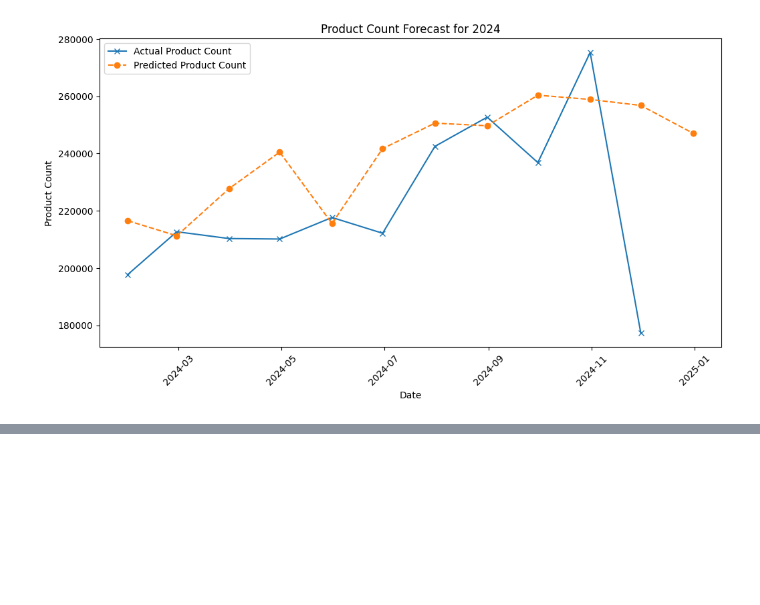
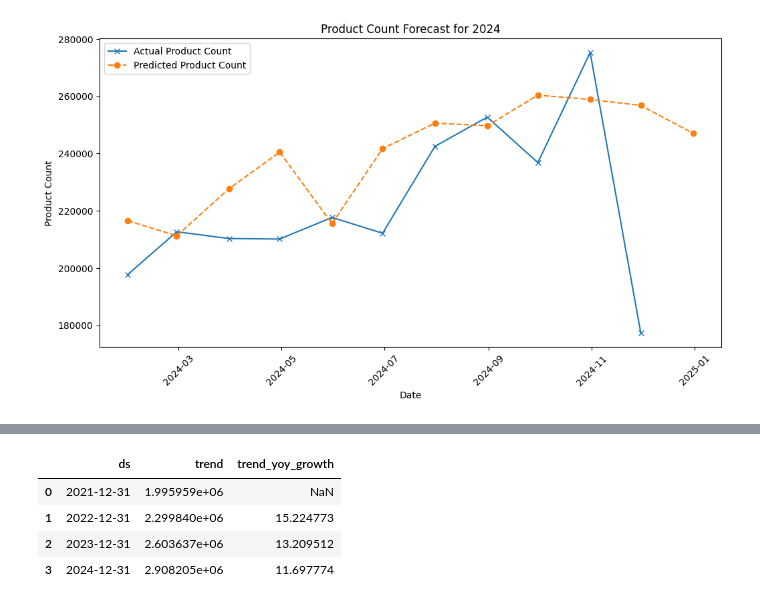
Before and after one commit to rzn-git/forecast-demand-collaboration, a Jupyter notebook: test-18.ipynb, the cells around one changed output, grey strips where cells are left out. Cells and saved outputs as stored; diff of their text form; code cells hidden in the pictures; blank space fills up the shorter version.

Commit message:
add yearly forecast calculation and year-over-year growth analysis

```diff
--- a/test-18.ipynb
+++ b/test-18.ipynb
@@ -126,3 +126,6 @@ plt.legend()
 plt.show()
 # %% [output]
 [figure]
+# %%
+forecast_yearly = forecast.reset_index()[['ds', 'trend']]
+forecast_yearly.head(5)
@@ -128,0 +139,5 @@ plt.show()
+# %%
+
+# Resample the data yearly
+forecast_yearly = forecast_yearly.set_index('ds').resample('Y').sum().reset_index()
+forecast_yearly.head()
@@ -128,0 +150,12 @@ plt.show()
+# %%
+
+# Calculate year-over-year growth percentage
+forecast_yearly['trend_yoy_growth'] = forecast_yearly['trend'].pct_change() * 100
+
+forecast_yearly.head()
+# %% [output]
+|  | ds | trend | trend_yoy_growth |
+| 0 | 2021-12-31 | 1.995959e+06 | NaN |
+| 1 | 2022-12-31 | 2.299840e+06 | 15.224773 |
+| 2 | 2023-12-31 | 2.603637e+06 | 13.209512 |
+| 3 | 2024-12-31 | 2.908205e+06 | 11.697774 |
```
Also changed, not shown: parts of 2 cells of this notebook.
